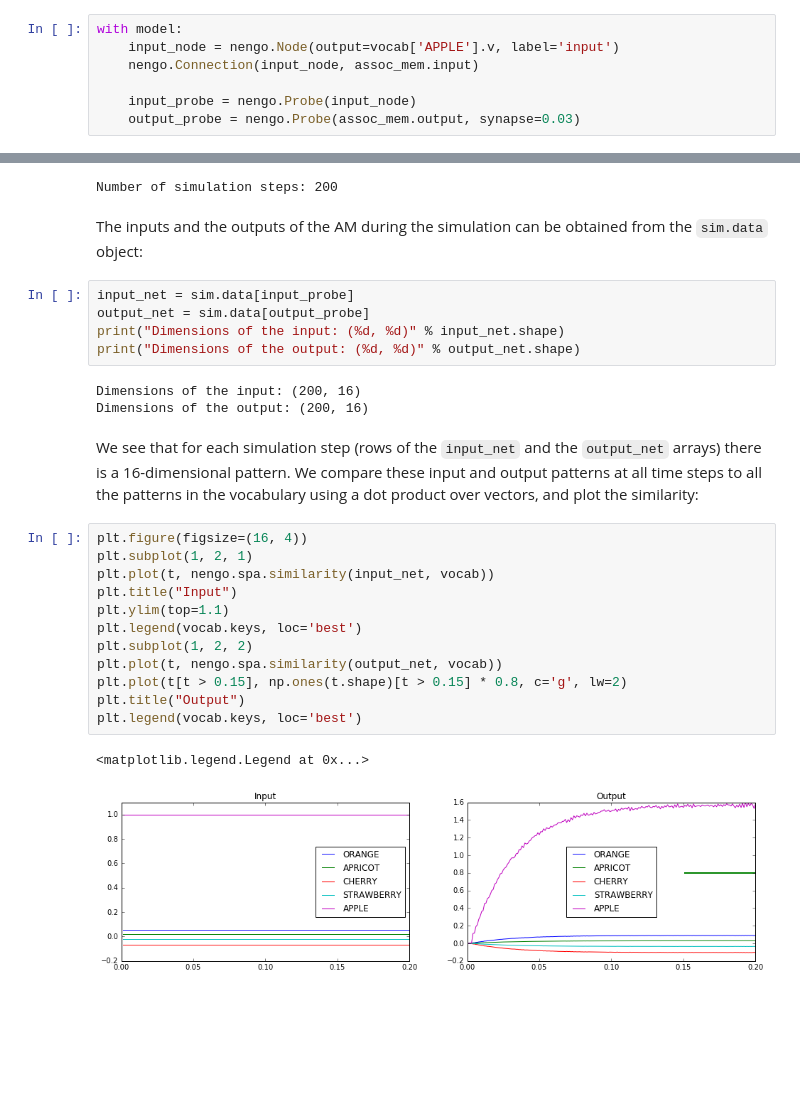
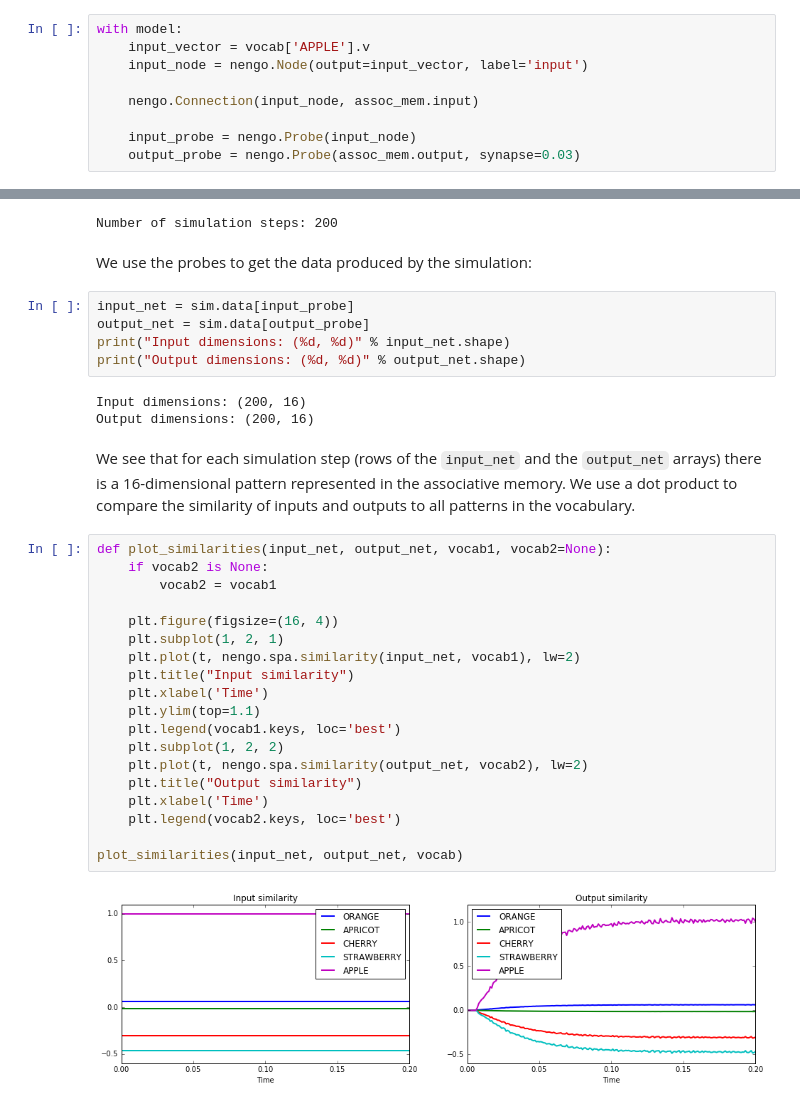
Before and after one commit to xbkong/nengo, a Jupyter notebook: examples/spa/associative_memory.ipynb, the cells around one changed output, grey strips where cells are left out. Saved outputs shown, nothing was run; the diff lists cells and outputs as text; blank space fills up the shorter version.

```diff
--- a/examples/spa/associative_memory.ipynb
+++ b/examples/spa/associative_memory.ipynb
@@ -45,6 +52,8 @@ To achieve this, we need to introduce two additional objects: `nengo.Node` which
 # %%
 with model:
-    input_node = nengo.Node(output=vocab['APPLE'].v, label='input')
+    input_vector = vocab['APPLE'].v
+    input_node = nengo.Node(output=input_vector, label='input')
+
     nengo.Connection(input_node, assoc_mem.input)
 
     input_probe = nengo.Probe(input_node)
@@ -58,30 +67,37 @@ t = sim.trange()
 print('Number of simulation steps: %d' % len(t))
 # %% [output]
 Number of simulation steps: 200
-# %% [markdown]
-The inputs and the outputs of the AM during the simulation can be obtained from the `sim.data` object:
+# %% [markdown]
+We use the probes to get the data produced by the simulation:
 # %%
 input_net = sim.data[input_probe]
 output_net = sim.data[output_probe]
-print("Dimensions of the input: (%d, %d)" % input_net.shape)
-print("Dimensions of the output: (%d, %d)" % output_net.shape)
+print("Input dimensions: (%d, %d)" % input_net.shape)
+print("Output dimensions: (%d, %d)" % output_net.shape)
 # %% [output]
-Dimensions of the input: (200, 16)
-Dimensions of the output: (200, 16)
+Input dimensions: (200, 16)
+Output dimensions: (200, 16)
 # %% [markdown]
-We see that for each simulation step (rows of the `input_net` and the `output_net` arrays) there is a 16-dimensional pattern. We compare these input and output patterns at all time steps to all the patterns in the vocabulary using a dot product over vectors, and plot the similarity:
+We see that for each simulation step (rows of the `input_net` and the `output_net` arrays) there is a 16-dimensional pattern represented in the associative memory.
+We use a dot product to compare the similarity of inputs and outputs to all patterns in the vocabulary.
 # %%
-plt.figure(figsize=(16, 4))
-plt.subplot(1, 2, 1)
-plt.plot(t, nengo.spa.similarity(input_net, vocab))
-plt.title("Input")
-plt.ylim(top=1.1)
-plt.legend(vocab.keys, loc='best')
-plt.subplot(1, 2, 2)
-plt.plot(t, nengo.spa.similarity(output_net, vocab))
-plt.plot(t[t > 0.15], np.ones(t.shape)[t > 0.15] * 0.8, c='g', lw=2)
-plt.title("Output")
-plt.legend(vocab.keys, loc='best')
+def plot_similarities(input_net, output_net, vocab1, vocab2=None):
+    if vocab2 is None:
+        vocab2 = vocab1
+
+    plt.figure(figsize=(16, 4))
+    plt.subplot(1, 2, 1)
+    plt.plot(t, nengo.spa.similarity(input_net, vocab1), lw=2)
+    plt.title("Input similarity")
+    plt.xlabel('Time')
+    plt.ylim(top=1.1)
+    plt.legend(vocab1.keys, loc='best')
+    plt.subplot(1, 2, 2)
+    plt.plot(t, nengo.spa.similarity(output_net, vocab2), lw=2)
+    plt.title("Output similarity")
+    plt.xlabel('Time')
+    plt.legend(vocab2.keys, loc='best')
+
+plot_similarities(input_net, output_net, vocab)
 # %% [output]
-<matplotlib.legend.Legend at 0x...>
-[figure, old version]
+[figure, new version]
```
Also changed, not shown: parts of 21 cells of this notebook.
